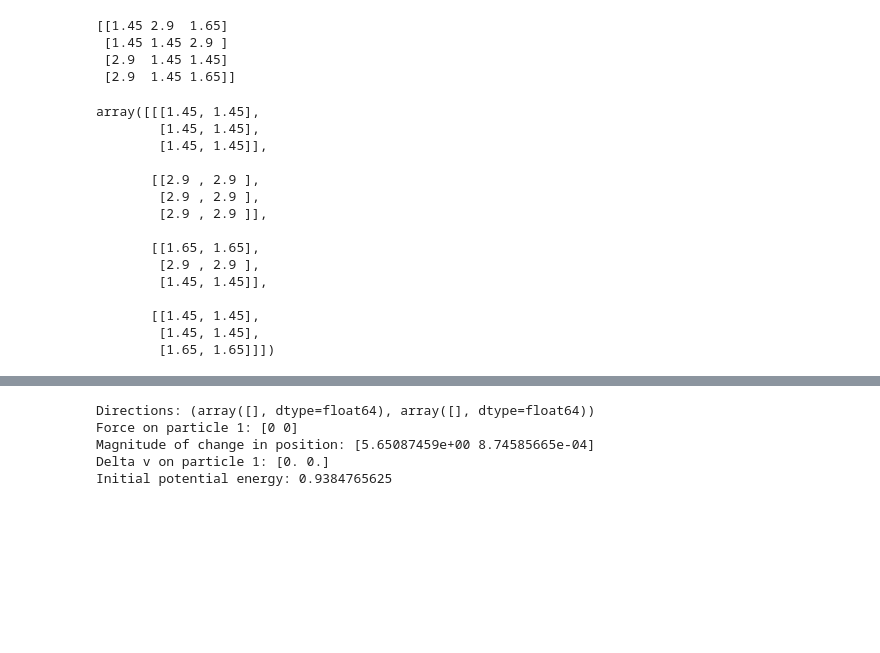
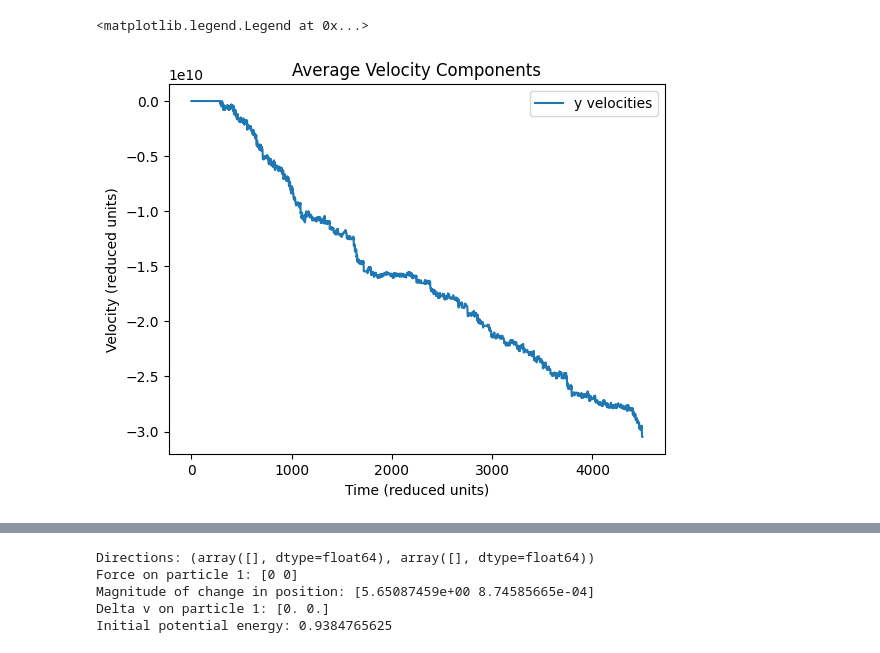
Before and after one commit to john-but-actually-jon/langevin, a Jupyter notebook: src/soft-disks/concept_test.ipynb, the cells around one changed output, grey strips where cells are left out. Drawn from its saved outputs; the diff is of its cells as text; code cells hidden in the pictures; blank space fills up the shorter version.

```diff
--- a/src/soft-disks/concept_test.ipynb
+++ b/src/soft-disks/concept_test.ipynb
@@ -11,64 +13,13 @@ newconf, energies = equilibriate(starting_conf, nsteps=5000)
-# %%
-import numpy as np
-from evolve import quadrantizer, image_builder, tile_and_remove_self_reference
-from build_ensemble import square_build
-starting_conf = square_build()
-position_subset = starting_conf.positions[0:4,:]
-image = image_builder(quadrantizer(position_subset), tile_and_remove_self_reference(position_subset))
-displacements = image - (position_matrix:=np.tile(position_subset, (1, image.shape[1])).reshape(image.shape))
-
-displacement_norms = np.linalg.norm(
-        displacements,
-        axis=-1
-)
-
-# displacement_vectors = np.array(
-#         [
-#             arr[~np.isnan(arr)] for arr in np.where(displacement_norms<=3, [displacements[0], displacements[1]], np.nan)
-#         ]
-# )
-
-displacements = np.array(
-        [
-                arr[np.where(displacement_norms < 3, True, False)[i,:]] for i,arr in enumerate(displacements)
-        ]
-)
-displacement_norms = np.array([arr[np.where(arr < 3, True, False)] for arr in displacement_norms])
-
-# displacements / np.concatenate(
-#                 [displacement_norms]*displacements.shape[0]
-#                 ).reshape(
-#                     displacements.shape,
-#                     order='F'
-#                 )
-print(displacement_norms)
-np.concatenate([displacement_norms, displacement_norms]).flatten().reshape((displacements.shape), order='F')
-# mask = np.tile(np.where(displacement_norms, True, False), (2,2,2)).reshape(displacements.shape)
-
-# np.where(mask, displacements, np.nan)
-# displacement_norms
-# print(image[1])
-# print(position_matrix[1])
-# image.shape
-# image
-# np.sum([np.array([1,2]),np.array([3,4])], axis=1)
-# %% [output]
-[[1.45 2.9  1.65]
- [1.45 1.45 2.9 ]
- [2.9  1.45 1.45]
- [2.9  1.45 1.65]]
-array([[[1.45, 1.45],
-        [1.45, 1.45],
-        [1.45, 1.45]],
-
-       [[2.9 , 2.9 ],
-        [2.9 , 2.9 ],
-        [2.9 , 2.9 ]],
-
-       [[1.65, 1.65],
-        [2.9 , 2.9 ],
-        [1.45, 1.45]],
-
-       [[1.45, 1.45],
-        [1.45, 1.45],
-        [1.65, 1.65]]])
+# %%
+# plt.plot(np.array([conf.velocities[:, 0] for conf in configs]).mean(-1), label='x velocities')
+plt.plot(np.array([conf.velocities[:, 1] for conf in configs]).mean(-1), label='y velocities')
+plt.ylabel("Velocity (reduced units)")
+plt.xlabel("Time (reduced units)")
+
+plt.title("Average Velocity Components")
+plt.legend()
+# np.array([conf.velocities[:, 1] for conf in confs]).mean(0)
+# np.array([conf.velocities[:, 0] for conf in confs]).mean(-1).size
+# %% [output]
+<matplotlib.legend.Legend at 0x...>
+[figure, added]
```
Also changed, not shown: parts of 12 cells of this notebook, 6 other files.
